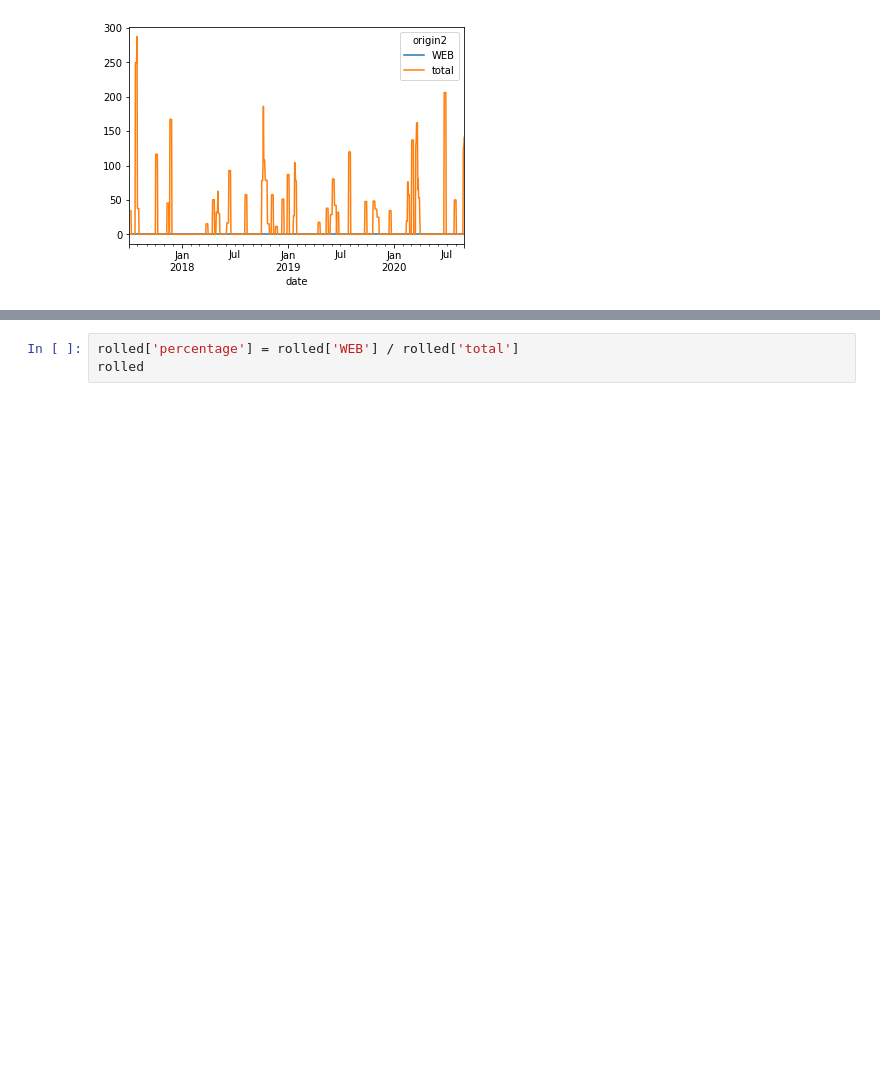
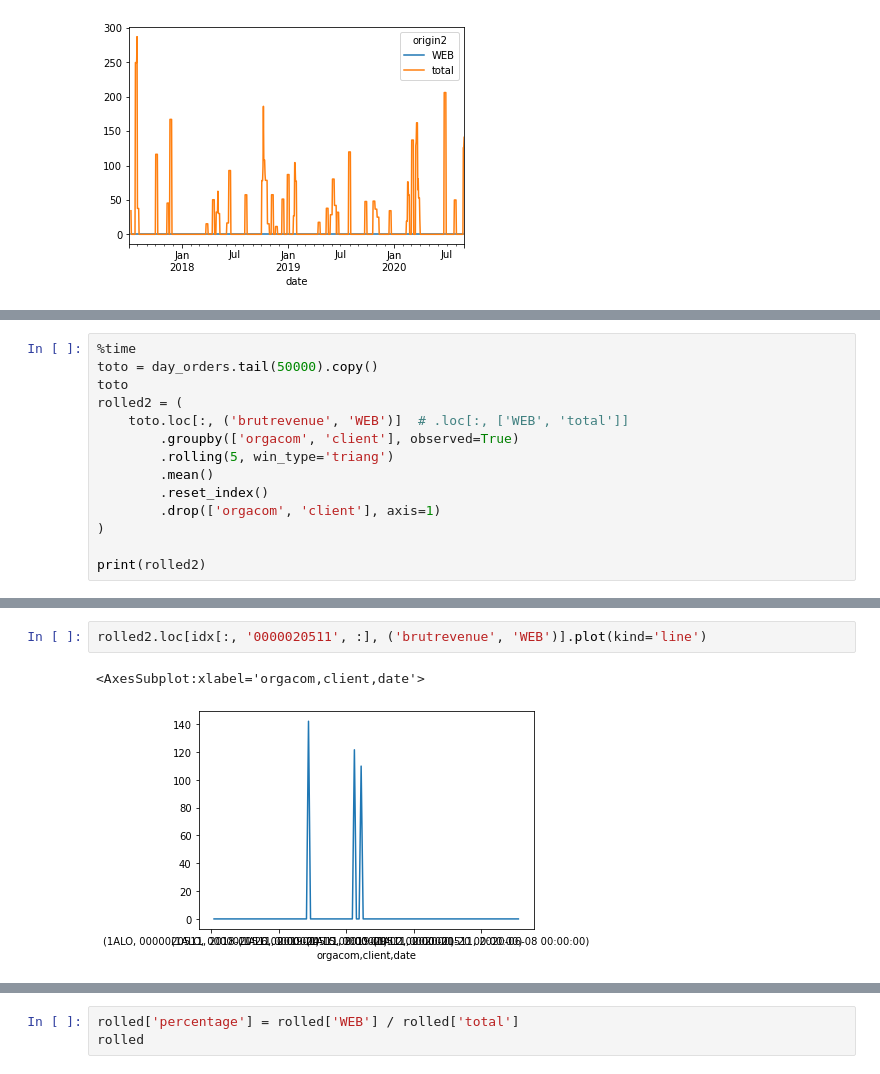
Before and after one commit to UltraDiuve/WebOrNot, a Jupyter notebook: notebooks/part2.ipynb, the cells around one changed output, grey strips where cells are left out. Drawn from its saved outputs; the diff is of its cells as text; blank space fills up the shorter version.

```diff
--- a/notebooks/part2.ipynb
+++ b/notebooks/part2.ipynb
@@ -79,0 +342,14 @@ rolled.loc[('2BRE', 'SL009N')].plot(kind='line')
+# %%
+%time
+toto = day_orders.tail(50000).copy()
+toto
+rolled2 = (
+    toto.loc[:, ('brutrevenue', 'WEB')]  # .loc[:, ['WEB', 'total']]
+        .groupby(['orgacom', 'client'], observed=True)
+        .rolling(5, win_type='triang')
+        .mean()
+        .reset_index()
+        .drop(['orgacom', 'client'], axis=1)
+)
+
+print(rolled2)
@@ -79,0 +402,5 @@ rolled.loc[('2BRE', 'SL009N')].plot(kind='line')
+# %%
+rolled2.loc[idx[:, '0000020511', :], ('brutrevenue', 'WEB')].plot(kind='line')
+# %% [output]
+<AxesSubplot:xlabel='orgacom,client,date'>
+[figure, added]
```
Also changed, not shown: parts of 43 cells of this notebook, 1 other file.
